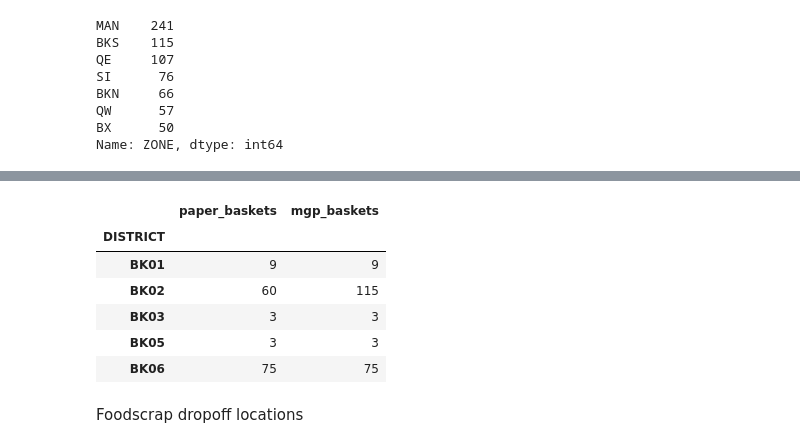
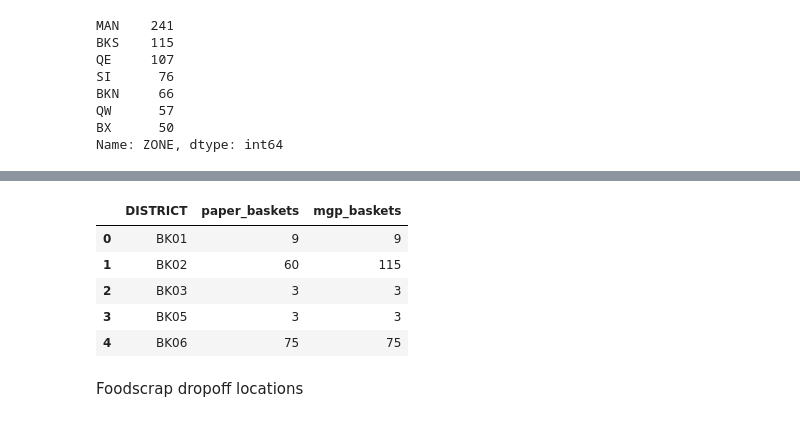
Before and after one commit to glpincus/NYCclean_ML4C, a Jupyter notebook: SWMpreprocessing.ipynb, the cells around one changed output, grey strips where cells are left out. Saved outputs shown, nothing was run; the diff lists cells and outputs as text; code cells hidden in the pictures.

```diff
--- a/SWMpreprocessing.ipynb
+++ b/SWMpreprocessing.ipynb
@@ -2,9 +2,12 @@
 import pandas as pd
 import numpy as np
 import geopandas as gpd
+import matplotlib as plt
 import requests
 import urllib.request as urllib
 import json
+pd.set_option("max_rows", 200)
+pd.set_option("max_columns", None)
 # %% [markdown]
 Composting Services
 # %%
@@ -227,15 +288,15 @@ rec_baskets.head()
 # %%
 C_rec_baskets = rec_baskets[['DISTRICT','P#A POEFR', '#M OGFP']].groupby(by = ['DISTRICT']).sum()
 C_rec_baskets.rename({'P#A POEFR':'paper_baskets', '#M OGFP':'mgp_baskets'},inplace=True,axis=1)
+C_rec_baskets.reset_index(inplace=True)
 C_rec_baskets.head()
 # %% [output]
-|  | paper_baskets | mgp_baskets |
-| DISTRICT |  |  |
-| BK01 | 9 | 9 |
-| BK02 | 60 | 115 |
-| BK03 | 3 | 3 |
-| BK05 | 3 | 3 |
-| BK06 | 75 | 75 |
+|  | DISTRICT | paper_baskets | mgp_baskets |
+| 0 | BK01 | 9 | 9 |
+| 1 | BK02 | 60 | 115 |
+| 2 | BK03 | 3 | 3 |
+| 3 | BK05 | 3 | 3 |
+| 4 | BK06 | 75 | 75 |
 # %% [markdown]
 Foodscrap dropoff locations
 # %%
```
Also changed, not shown: parts of 42 cells of this notebook, 1 other file.
